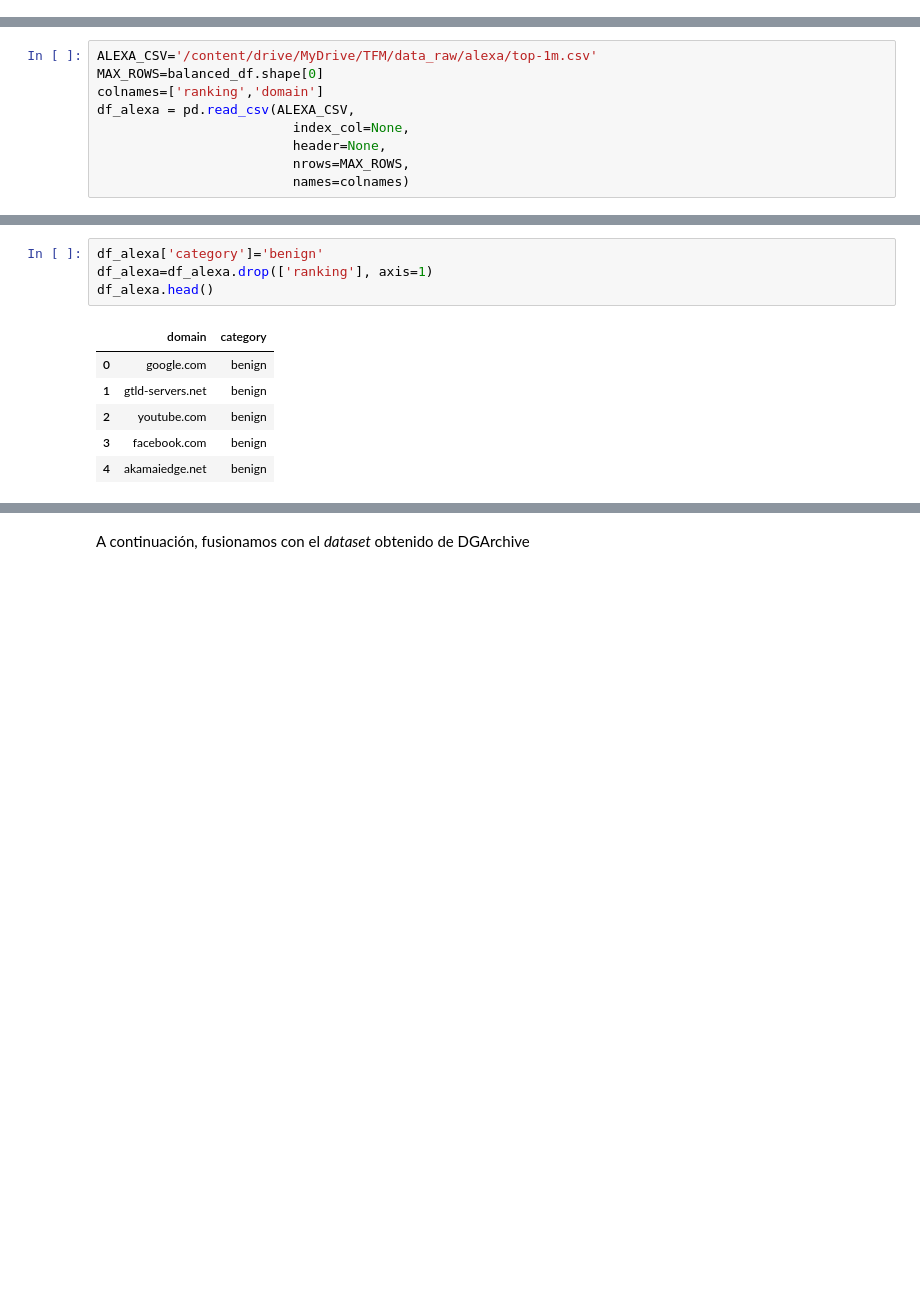
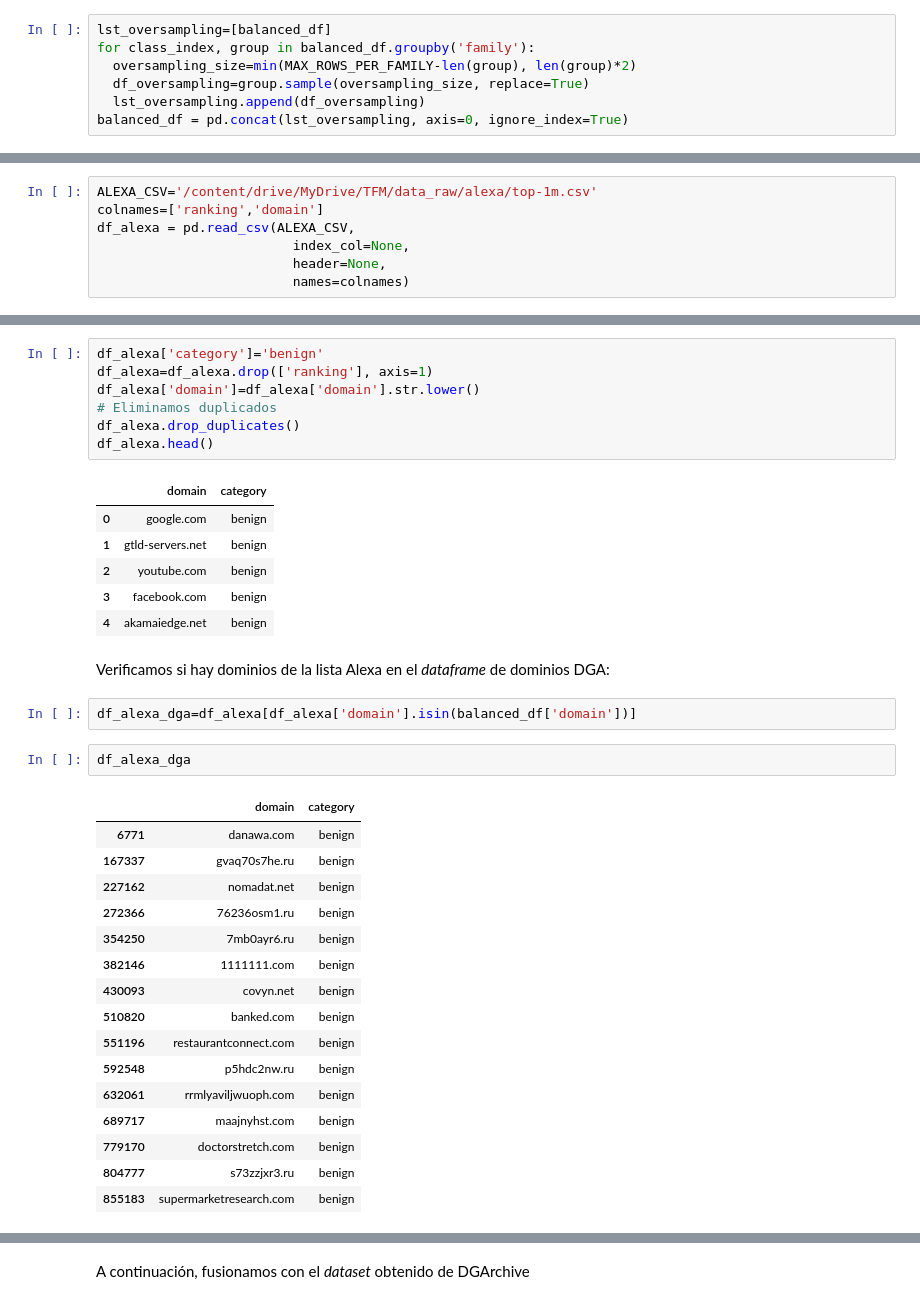
Before and after one commit to pbenito1/TFM, a Jupyter notebook: 1_preprocess.ipynb, the cells around one changed output, grey strips where cells are left out. Saved outputs shown, nothing was run; the diff lists cells and outputs as text; blank space fills up the shorter version.

```diff
--- a/1_preprocess.ipynb
+++ b/1_preprocess.ipynb
@@ -237,0 +260,7 @@ _=g1.plot()
+# %%
+lst_oversampling=[balanced_df]
+for class_index, group in balanced_df.groupby('family'):
+  oversampling_size=min(MAX_ROWS_PER_FAMILY-len(group), len(group)*2)
+  df_oversampling=group.sample(oversampling_size, replace=True)
+  lst_oversampling.append(df_oversampling)
+balanced_df = pd.concat(lst_oversampling, axis=0, ignore_index=True)
@@ -271,12 +311,10 @@ Para los dominios benignos utilizamos como referencia la lista Top1M de de Alexa
 Para obtener un dataset balanceado entre muestras benignas y malignas, cargamos únicamente las primeras 564.756 filas del CSV de Alexa.
 # %%
 ALEXA_CSV='/content/drive/MyDrive/TFM/data_raw/alexa/top-1m.csv'
-MAX_ROWS=balanced_df.shape[0]
 colnames=['ranking','domain']
 df_alexa = pd.read_csv(ALEXA_CSV,
                          index_col=None,
                          header=None,
-                         nrows=MAX_ROWS,
                          names=colnames)
 # %%
 df_alexa.shape
@@ -296,6 +334,9 @@ Añadimos una columna adicional especificando que estos dominios son benignos y
 # %%
 df_alexa['category']='benign'
 df_alexa=df_alexa.drop(['ranking'], axis=1)
+df_alexa['domain']=df_alexa['domain'].str.lower()
+# Eliminamos duplicados
+df_alexa.drop_duplicates()
 df_alexa.head()
 # %% [output]
 |  | domain | category |
@@ -304,3 +345,26 @@ df_alexa.head()
 | 2 | youtube.com | benign |
 | 3 | facebook.com | benign |
 | 4 | akamaiedge.net | benign |
+# %% [markdown]
+Verificamos si hay dominios de la lista Alexa en el *dataframe* de dominios DGA:
+# %%
+df_alexa_dga=df_alexa[df_alexa['domain'].isin(balanced_df['domain'])]
+# %%
+df_alexa_dga
+# %% [output]
+|  | domain | category |
+| 6771 | danawa.com | benign |
+| 167337 | gvaq70s7he.ru | benign |
+| 227162 | nomadat.net | benign |
+| 272366 | 76236osm1.ru | benign |
+| 354250 | 7mb0ayr6.ru | benign |
+| 382146 | 1111111.com | benign |
+| 430093 | covyn.net | benign |
+| 510820 | banked.com | benign |
+| 551196 | restaurantconnect.com | benign |
+| 592548 | p5hdc2nw.ru | benign |
+| 632061 | rrmlyaviljwuoph.com | benign |
+| 689717 | maajnyhst.com | benign |
+| 779170 | doctorstretch.com | benign |
+| 804777 | s73zzjxr3.ru | benign |
+| 855183 | supermarketresearch.com | benign |
```
Also changed, not shown: parts of 23 cells of this notebook.
